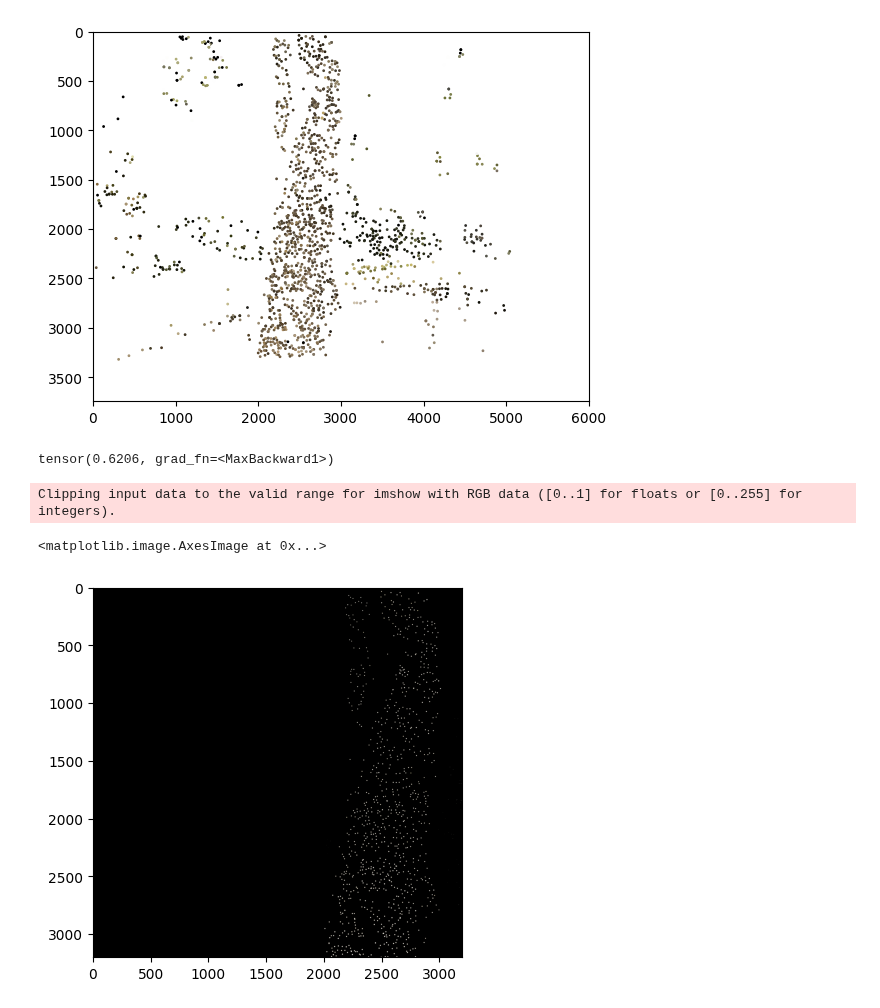
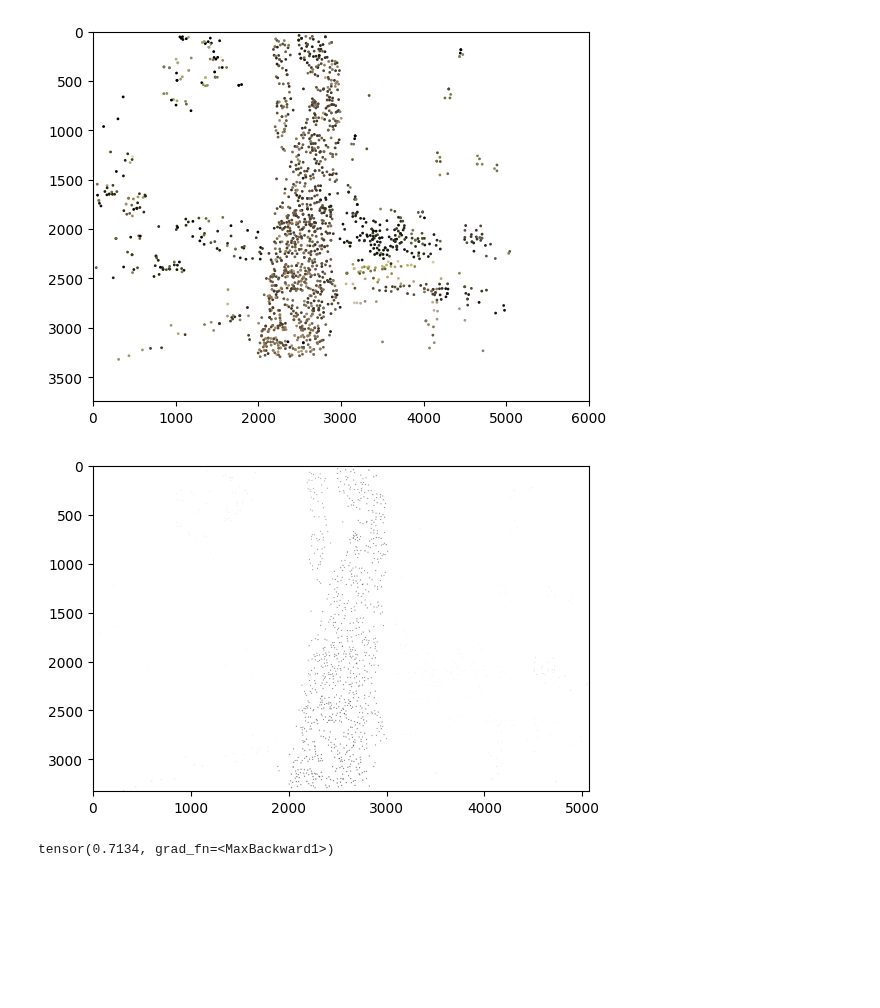
Before and after one commit to dcaustin33/intro_to_gaussian_splatting, a Jupyter notebook: working_render.ipynb, the cells around one changed output. Drawn from its saved outputs; the diff is of its cells as text; code cells hidden in the pictures; blank space fills up the shorter version.

```diff
--- a/working_render.ipynb
+++ b/working_render.ipynb
@@ -90,13 +86,22 @@ torch.Size([1697, 3])
 [figure]
 # %%
 image = scene.render_image(image_num, tile_size = 2)
-# %%
-image.max()
-# %% [output]
-tensor(0.6206, grad_fn=<MaxBackward1>)
-# %%
-plt.imshow(image.detach().transpose(0, 1) * 256)
-# %% [output]
-Clipping input data to the valid range for imshow with RGB data ([0..1] for floats or [0..255] for integers).
-<matplotlib.image.AxesImage at 0x...>
-[figure, removed]
+# %%
+import matplotlib.pyplot as plt
+
+# Assuming new_image is your image tensor
+
+# Set background to white
+new_image = image * (image > 0.001).float()
+new_image[new_image <= 0.001] = 1
+
+# Display the image
+plt.imshow(new_image.detach().transpose(0, 1), cmap='gray', vmin=0, vmax=1)
+plt.show()
+# %% [output]
+[figure, added]
+# %%
+# shows there are points in the white space that we just cannot see
+image[:1000].max()
+# %% [output]
+tensor(0.7134, grad_fn=<MaxBackward1>)
```
Also changed, not shown: parts of 1 cell of this notebook, 2 other files.
